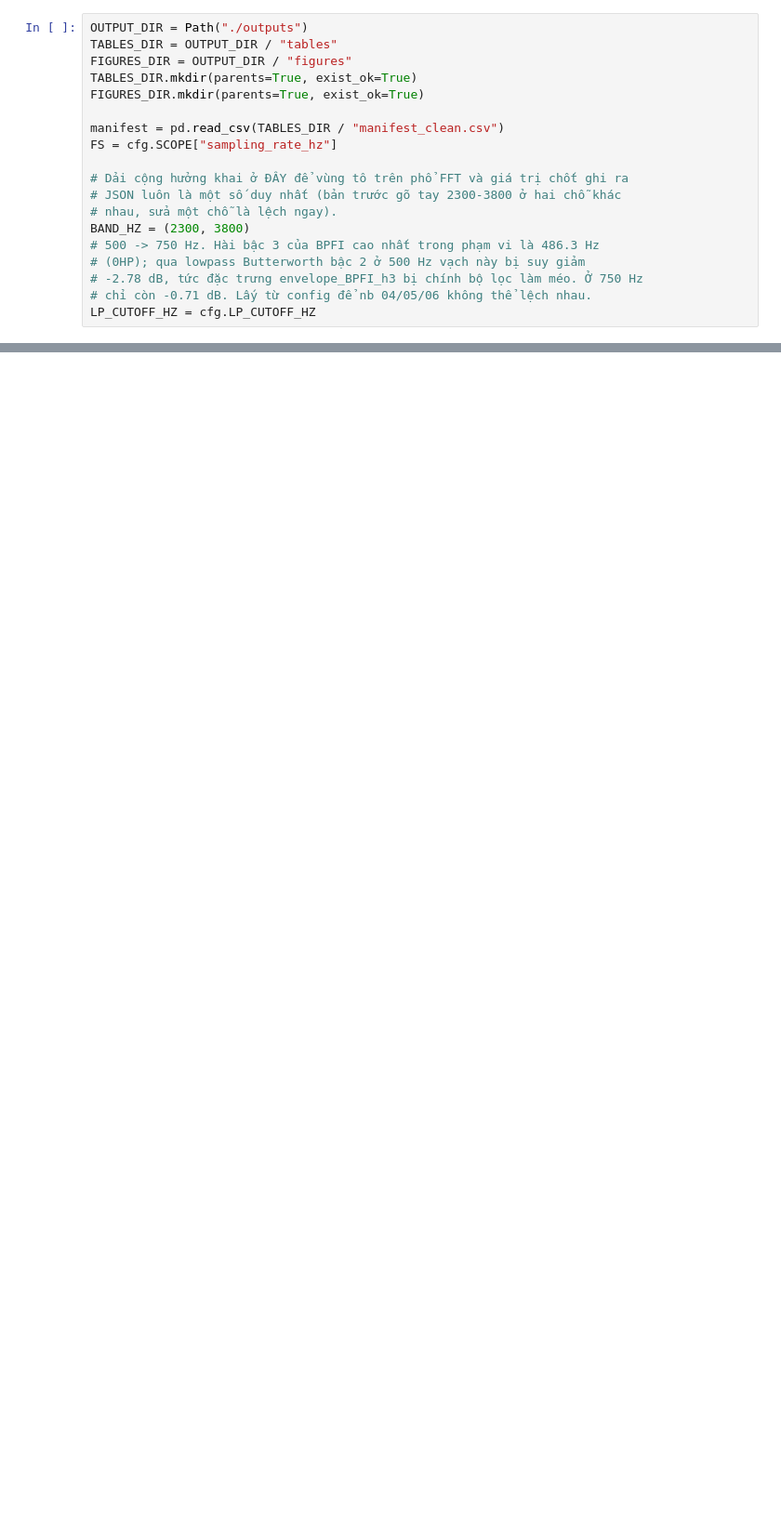
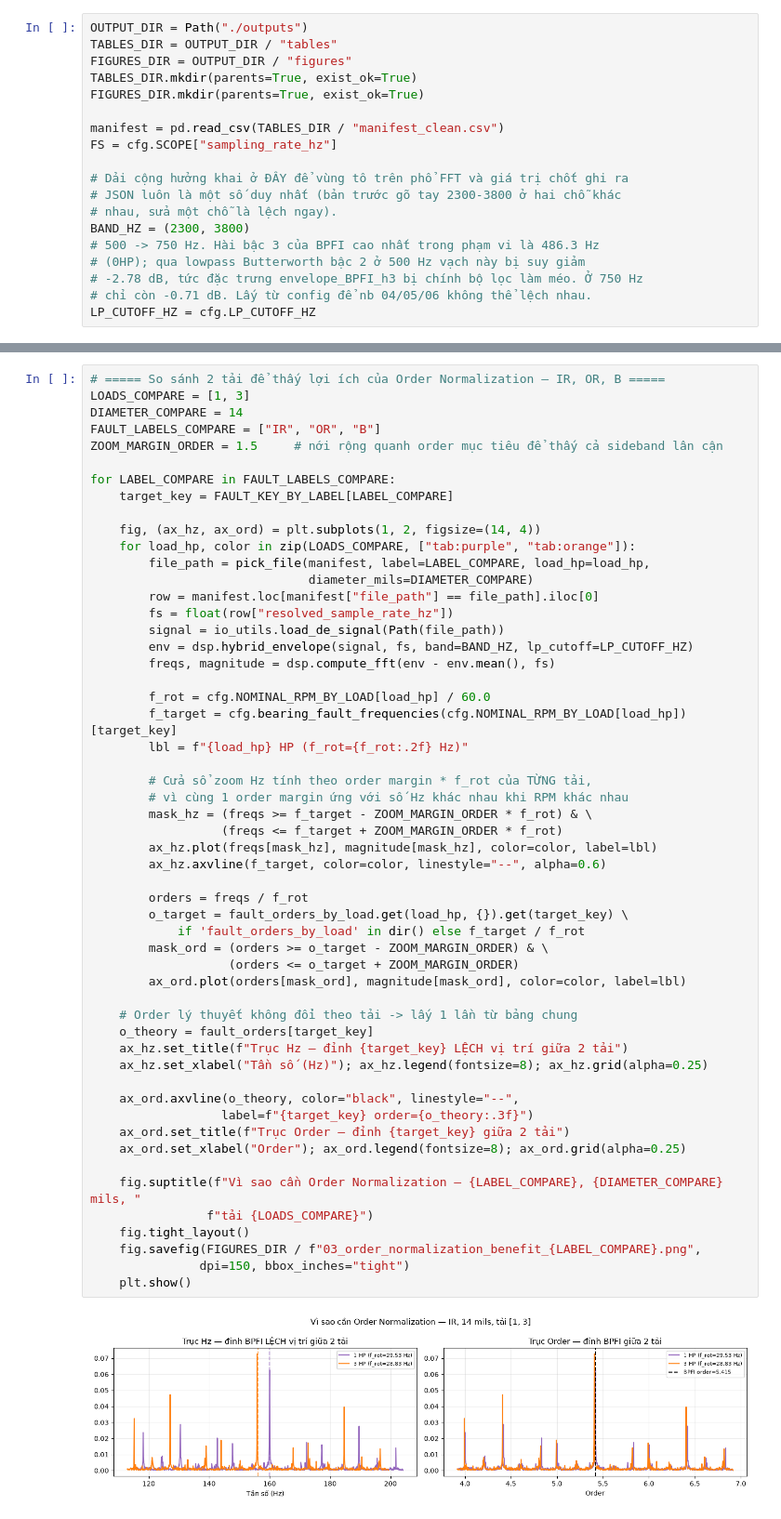
Before and after one commit to NguyenVuongg/CWRU_Fault_Detection_TinyML, a Jupyter notebook: notebooks/giai_doan_1_tien_xu_ly/03_choose_bandpass.ipynb, the cells around one changed output, grey strips where cells are left out. Shown at 93% size. Cells and saved outputs as stored; diff of their text form; blank space fills up the shorter version.

Commit message:
add hybrid testing and time domain, freqz domain, order&order normalization

```diff
--- a/notebooks/giai_doan_1_tien_xu_ly/03_choose_bandpass.ipynb
+++ b/notebooks/giai_doan_1_tien_xu_ly/03_choose_bandpass.ipynb
@@ -366,0 +410,56 @@ fc= 1500 | meo BPFI_h3= -0.05 dB (đạt=True ) | chắn alias=-12.30 dB (đạt
+# %%
+# ===== So sánh 2 tải để thấy lợi ích của Order Normalization — IR, OR, B =====
+LOADS_COMPARE = [1, 3]
+DIAMETER_COMPARE = 14
+FAULT_LABELS_COMPARE = ["IR", "OR", "B"]
+ZOOM_MARGIN_ORDER = 1.5     # nới rộng quanh order mục tiêu để thấy cả sideband lân cận
+
+for LABEL_COMPARE in FAULT_LABELS_COMPARE:
+    target_key = FAULT_KEY_BY_LABEL[LABEL_COMPARE]
+
+    fig, (ax_hz, ax_ord) = plt.subplots(1, 2, figsize=(14, 4))
+    for load_hp, color in zip(LOADS_COMPARE, ["tab:purple", "tab:orange"]):
+        file_path = pick_file(manifest, label=LABEL_COMPARE, load_hp=load_hp,
+                              diameter_mils=DIAMETER_COMPARE)
+        row = manifest.loc[manifest["file_path"] == file_path].iloc[0]
+        fs = float(row["resolved_sample_rate_hz"])
+        signal = io_utils.load_de_signal(Path(file_path))
+        env = dsp.hybrid_envelope(signal, fs, band=BAND_HZ, lp_cutoff=LP_CUTOFF_HZ)
+        freqs, magnitude = dsp.compute_fft(env - env.mean(), fs)
+
+        f_rot = cfg.NOMINAL_RPM_BY_LOAD[load_hp] / 60.0
+        f_target = cfg.bearing_fault_frequencies(cfg.NOMINAL_RPM_BY_LOAD[load_hp])[target_key]
+        lbl = f"{load_hp} HP (f_rot={f_rot:.2f} Hz)"
+
+        # Cửa sổ zoom Hz tính theo order margin * f_rot của TỪNG tải,
+        # vì cùng 1 order margin ứng với số Hz khác nhau khi RPM khác nhau
+        mask_hz = (freqs >= f_target - ZOOM_MARGIN_ORDER * f_rot) & \
+                  (freqs <= f_target + ZOOM_MARGIN_ORDER * f_rot)
+        ax_hz.plot(freqs[mask_hz], magnitude[mask_hz], color=color, label=lbl)
+        ax_hz.axvline(f_target, color=color, linestyle="--", alpha=0.6)
+
+        orders = freqs / f_rot
+        o_target = fault_orders_by_load.get(load_hp, {}).get(target_key) \
+            if 'fault_orders_by_load' in dir() else f_target / f_rot
+        mask_ord = (orders >= o_target - ZOOM_MARGIN_ORDER) & \
+                   (orders <= o_target + ZOOM_MARGIN_ORDER)
+        ax_ord.plot(orders[mask_ord], magnitude[mask_ord], color=color, label=lbl)
+
+    # Order lý thuyết không đổi theo tải -> lấy 1 lần từ bảng chung
+    o_theory = fault_orders[target_key]
+    ax_hz.set_title(f"Trục Hz — đỉnh {target_key} LỆCH vị trí giữa 2 tải")
+    ax_hz.set_xlabel("Tần số (Hz)"); ax_hz.legend(fontsize=8); ax_hz.grid(alpha=0.25)
+
+    ax_ord.axvline(o_theory, color="black", linestyle="--",
+                  label=f"{target_key} order={o_theory:.3f}")
+    ax_ord.set_title(f"Trục Order — đỉnh {target_key} giữa 2 tải")
+    ax_ord.set_xlabel("Order"); ax_ord.legend(fontsize=8); ax_ord.grid(alpha=0.25)
+
+    fig.suptitle(f"Vì sao cần Order Normalization — {LABEL_COMPARE}, {DIAMETER_COMPARE} mils, "
+                f"tải {LOADS_COMPARE}")
+    fig.tight_layout()
+    fig.savefig(FIGURES_DIR / f"03_order_normalization_benefit_{LABEL_COMPARE}.png",
+               dpi=150, bbox_inches="tight")
+    plt.show()
+# %% [output]
+[figure, added]
```
Also changed, not shown: parts of 31 cells of this notebook, 38 other files.
